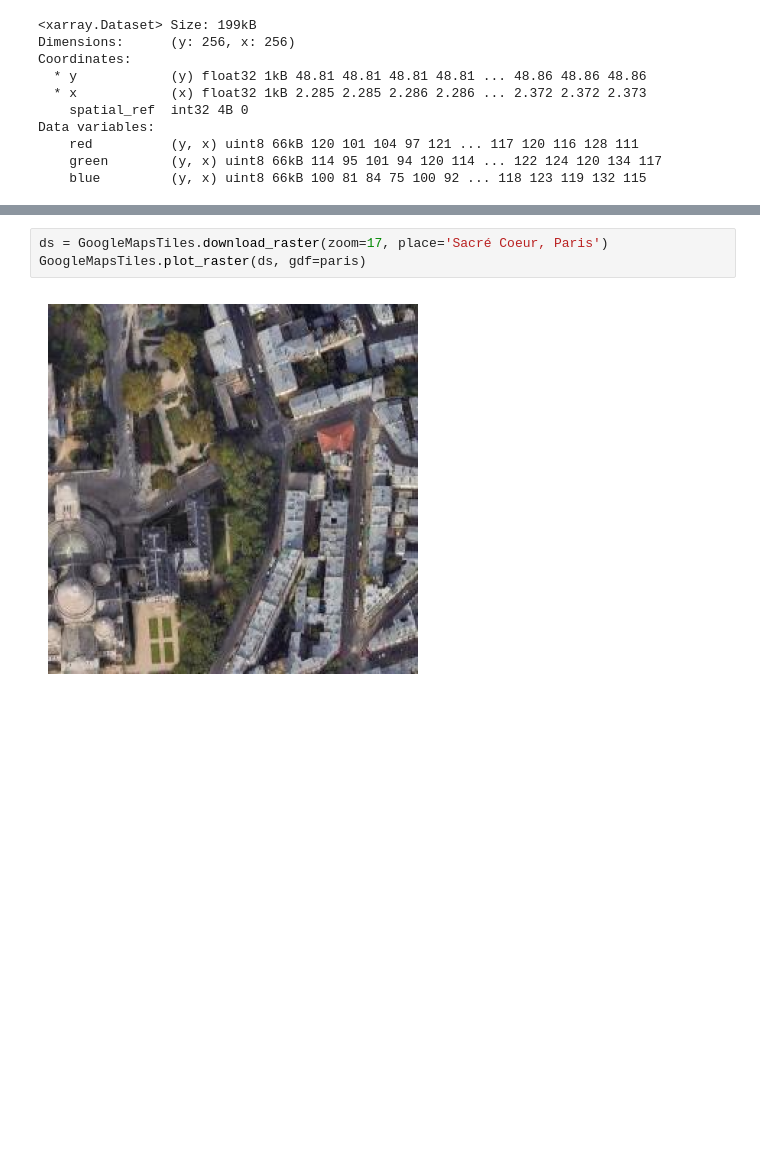
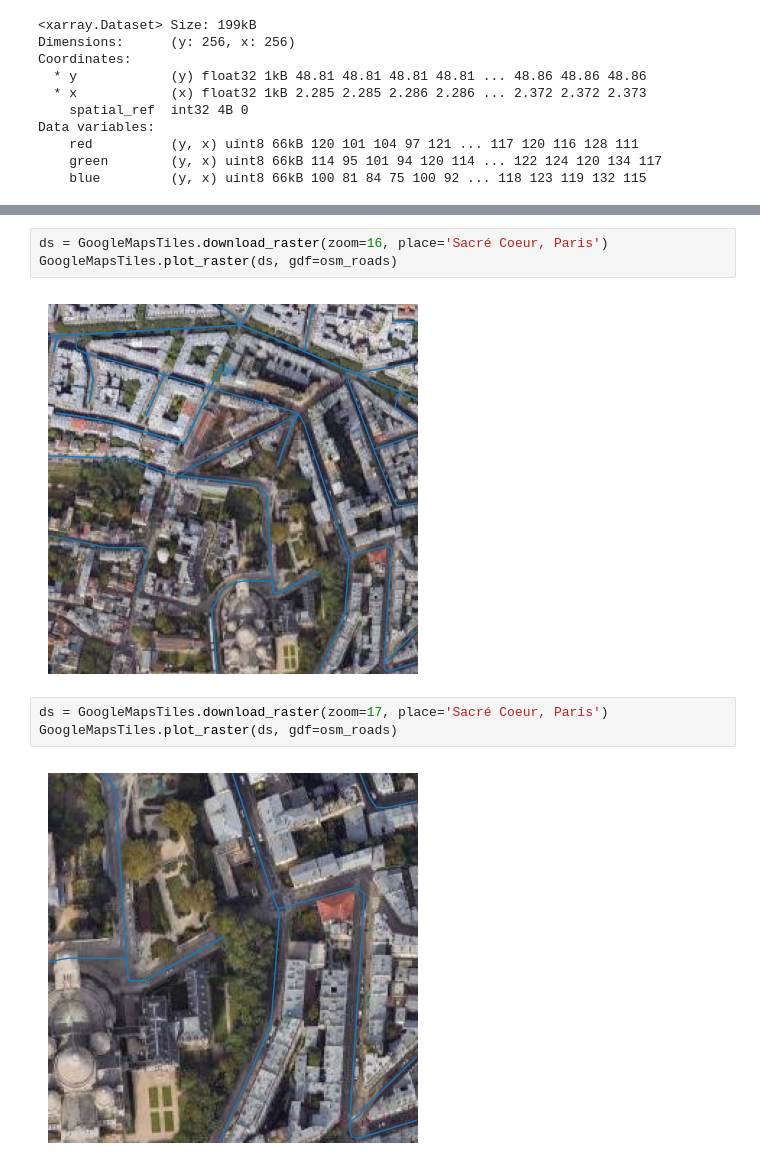
Before and after one commit to CyrilJl/Mathematical-Tours, a Jupyter notebook: GIS/Query GoogleMaps Satellites Tiles.ipynb, the cells around one changed output, grey strips where cells are left out. Cells and saved outputs as stored; diff of their text form; blank space fills up the shorter version.

```diff
--- a/GIS/Query GoogleMaps Satellites Tiles.ipynb
+++ b/GIS/Query GoogleMaps Satellites Tiles.ipynb
@@ -141,7 +139,12 @@ GoogleMapsTiles.plot_raster(ds, gdf=paris)
+# %%
+ds = GoogleMapsTiles.download_raster(zoom=16, place='Sacré Coeur, Paris')
+GoogleMapsTiles.plot_raster(ds, gdf=osm_roads)
+# %% [output]
+[figure, added]
 # %%
 ds = GoogleMapsTiles.download_raster(zoom=17, place='Sacré Coeur, Paris')
-GoogleMapsTiles.plot_raster(ds, gdf=paris)
+GoogleMapsTiles.plot_raster(ds, gdf=osm_roads)
 # %% [output]
-[figure, old version]
+[figure, new version]
 # %%
 ds = GoogleMapsTiles.download_raster(zoom=19, place='Sacré Coeur, Paris')
```
Also changed, not shown: parts of 6 cells of this notebook.
